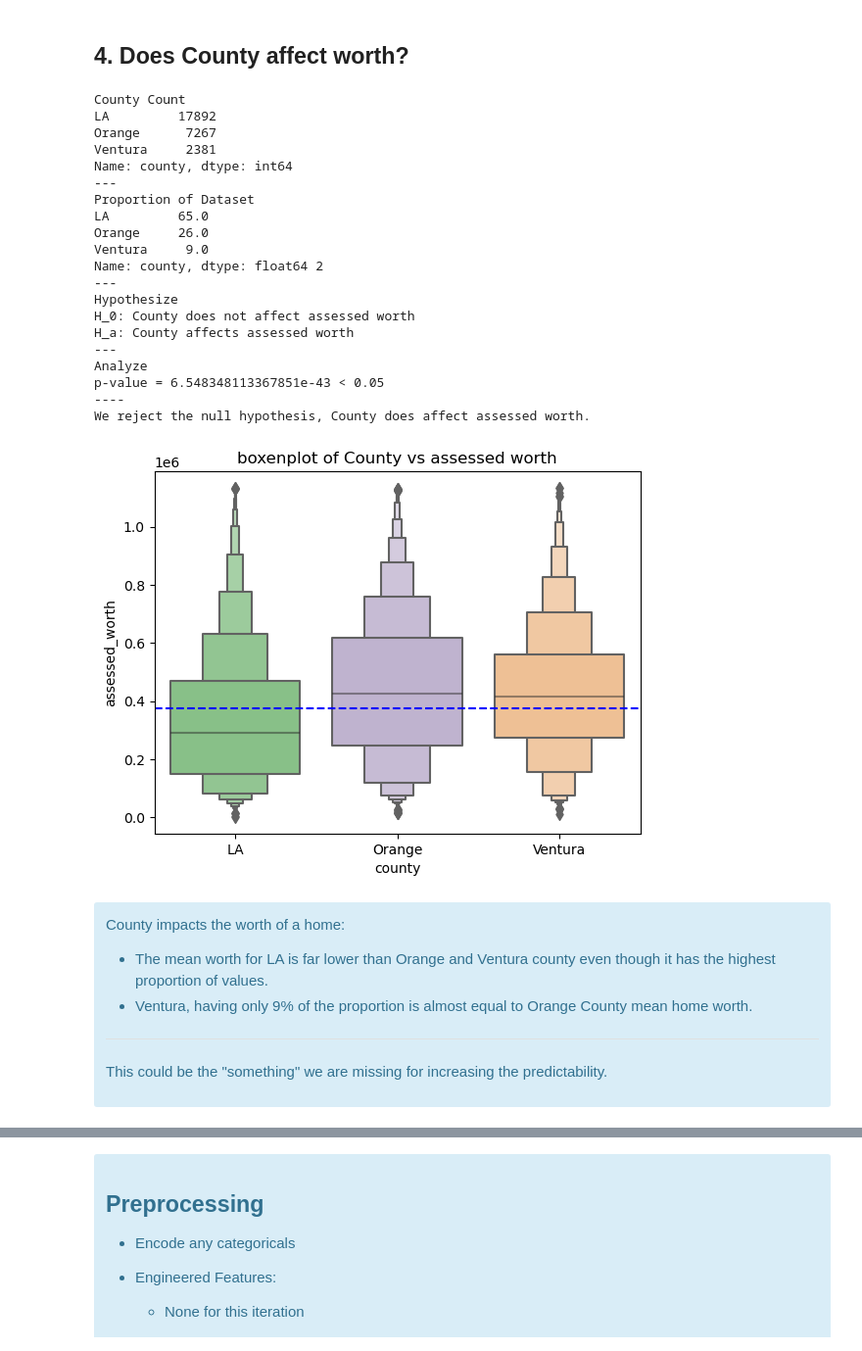
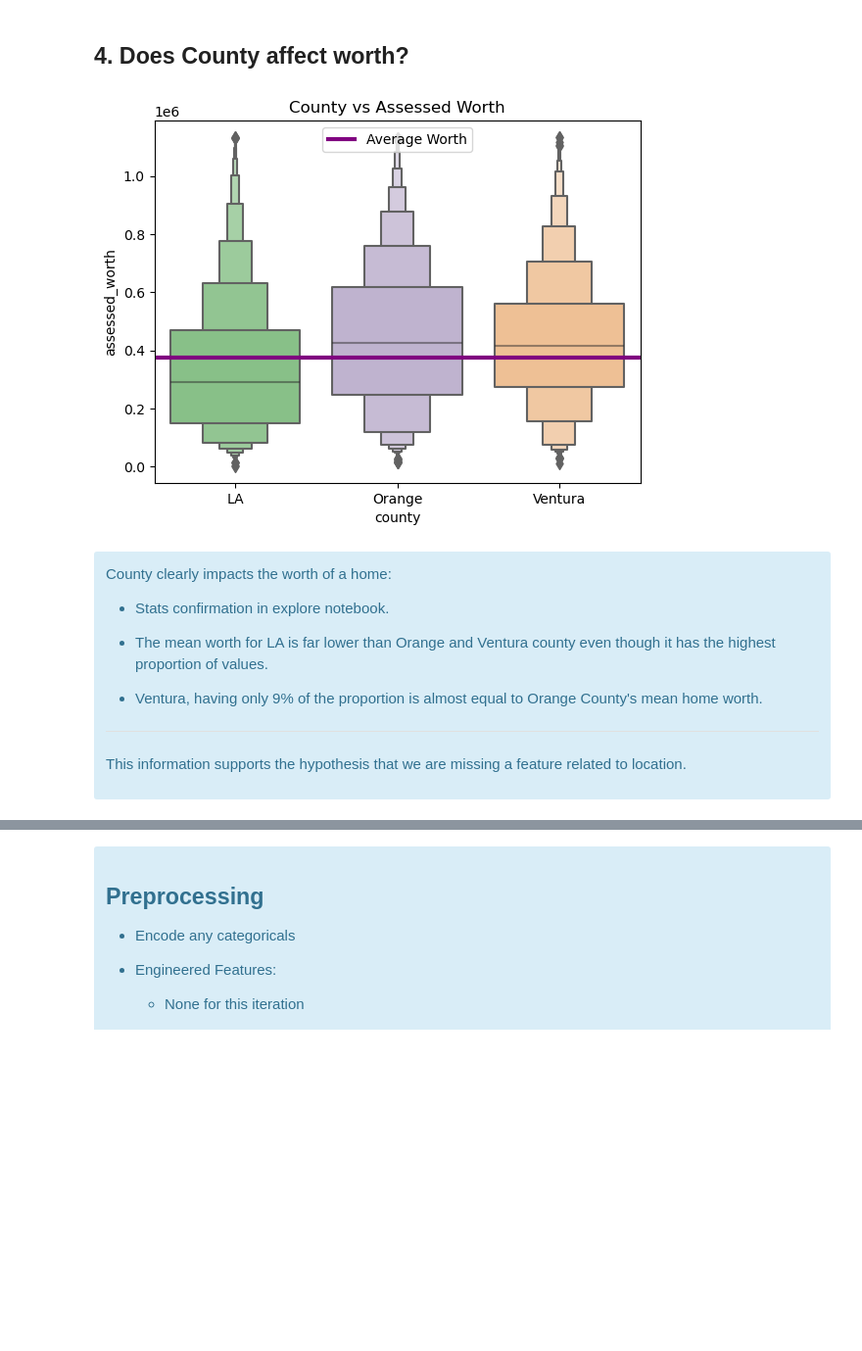
Before and after one commit to lewisalexia/Regression_Project2_Zillow, a Jupyter notebook: final_report.ipynb, the cells around one changed output, grey strips where cells are left out. Shown at 98% size. Drawn from its saved outputs; the diff is of its cells as text; code cells hidden in the pictures; blank space fills up the shorter version.

```diff
--- a/final_report.ipynb
+++ b/final_report.ipynb
@@ -227,41 +198,23 @@ Overall, just like with bed and bath count, sqft rejected the null for the left-
 # %% [markdown]
 ## 4. Does County affect worth?
 # %%
-# county with chi^2 test
-ex.plot_categorical_vars(train.drop(columns=['date']))
+# county visualization
+ex.plot_county(train)
 # %% [output]
-County Count
-LA         17892
-Orange      7267
-Ventura     2381
-Name: county, dtype: int64
----
-Proportion of Dataset
-LA         65.0
-Orange     26.0
-Ventura     9.0
-Name: county, dtype: float64 2
----
-Hypothesize
-H_0: County does not affect assessed worth
-H_a: County affects assessed worth
----
-Analyze
-p-value = 6.548348113367851e-43 < 0.05
-----
-We reject the null hypothesis, County does affect assessed worth.
-[figure, old version]
+[figure, new version]
 # %% [markdown]
 <div class="alert alert-block alert-info">
 
-County impacts the worth of a home:
+County clearly impacts the worth of a home:
+
+* Stats confirmation in explore notebook.
 
 * The mean worth for LA is far lower than Orange and Ventura county even though it has the highest proportion of values.
-* Ventura, having only 9% of the proportion is almost equal to Orange County mean home worth.
+* Ventura, having only 9% of the proportion is almost equal to Orange County's mean home worth.
 
 ---
 
-This could be the "something" we are missing for increasing the predictability.
+This information supports the hypothesis that we are missing a feature related to location.
 # %% [markdown]
 <div class="alert alert-block alert-info">
 
```
Also changed, not shown: parts of 26 cells of this notebook.
